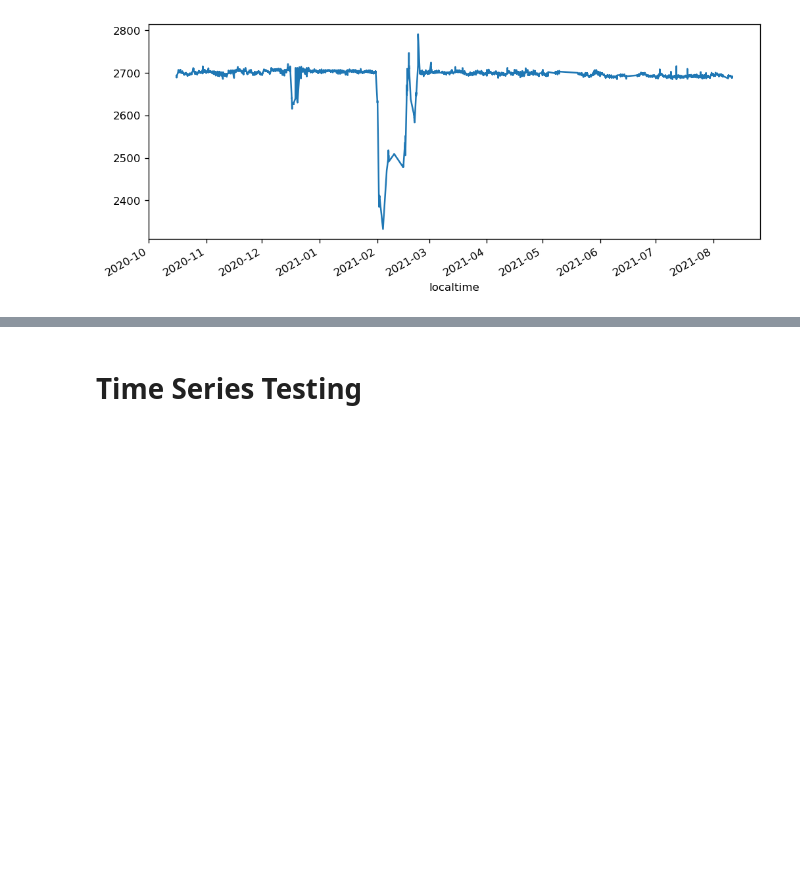
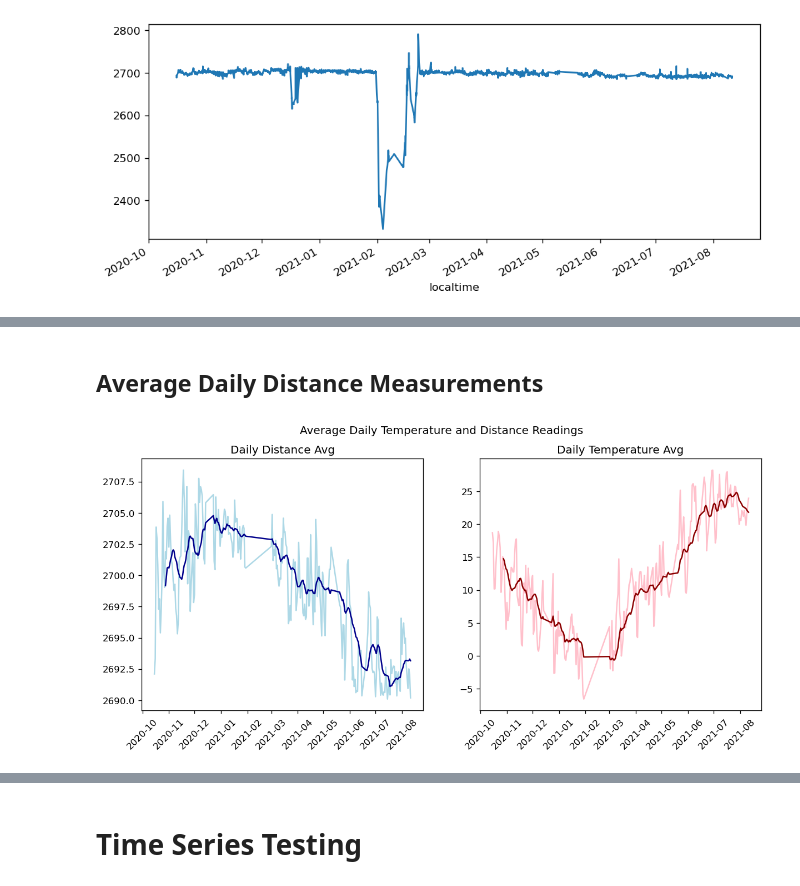
Before and after one commit to floodsense/Seasonal-Distance-Calibration, a Jupyter notebook: FloodSense Sensor Analysis - Overnight.ipynb, the cells around one changed output, grey strips where cells are left out. Drawn from its saved outputs; the diff is of its cells as text; code cells hidden in the pictures; blank space fills up the shorter version.

```diff
--- a/FloodSense Sensor Analysis - Overnight.ipynb
+++ b/FloodSense Sensor Analysis - Overnight.ipynb
@@ -202,5 +197,24 @@ pd.pivot_table(data=night, columns=night.index.month, values=['distance','Temper
 | Precip_Rate_mm | 0.165000 | 0.151551 | 0.086088 | 0.104273 | 0.348904 | 0.114670 | 0.567724 | 0.028774 | 0.094115 | 0.066934 | 0.190983 |
 | Temperature_C | 1.161265 | 0.883772 | 6.352619 | 10.381815 | 15.451326 | 21.879497 | 23.486425 | 21.811635 | 13.305979 | 9.948016 | 3.757730 |
 | distance | 2716.977728 | 3978.911365 | 2700.807742 | 2699.126546 | 2697.242449 | 2693.707176 | 2694.014785 | 2693.661426 | 2700.300687 | 2701.292818 | 2813.815742 |
+# %% [markdown]
+## Average Daily Distance Measurements
 # %%
-day_agg = night_clean.groupby(night_clean.index.date).count()
+day_agg = night_clean.groupby(night_clean.index.date).mean()
+# %%
+fig, ax = plt.subplots(1,2, figsize= (12,5))
+
+day_agg['distance'].plot(label='Dist', color='lightblue', ax=ax[0])
+day_agg['distance'].rolling(14).mean().plot(label='Dist', color='darkblue', ax=ax[0])
+ax[0].set_title('Daily Distance Avg')
+
+day_agg['Temperature_C'].plot(label='Temp', color='pink', ax=ax[1])
+day_agg['Temperature_C'].rolling(14).mean().plot(label='Temp', color='darkred', ax=ax[1])
+plt.suptitle('Average Daily Temperature and Distance Readings')
+ax[1].set_title('Daily Temperature Avg')
+
+for ax in fig.axes:
+    matplotlib.pyplot.sca(ax)
+    plt.xticks(rotation=45)
+# %% [output]
+[figure, added]
```
Also changed, not shown: parts of 36 cells of this notebook.
